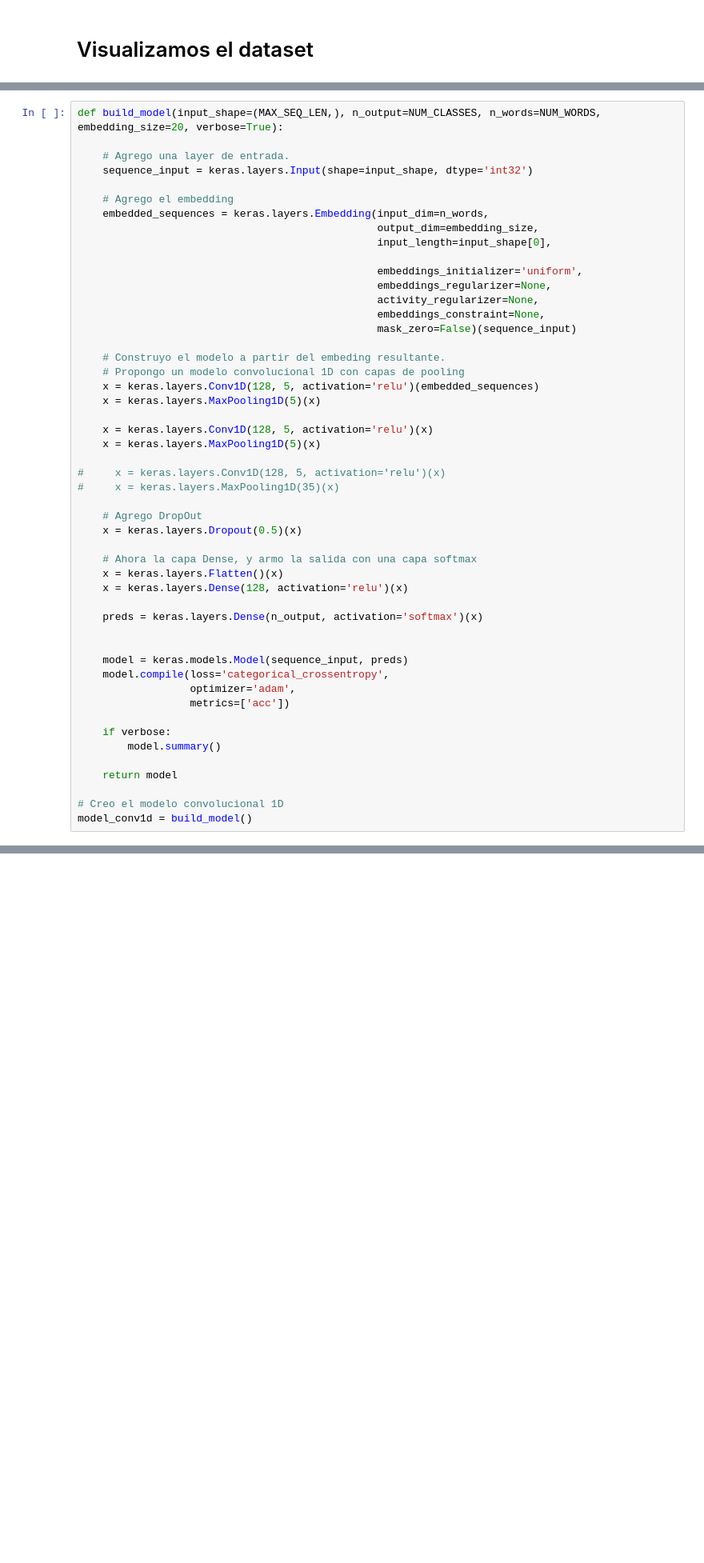
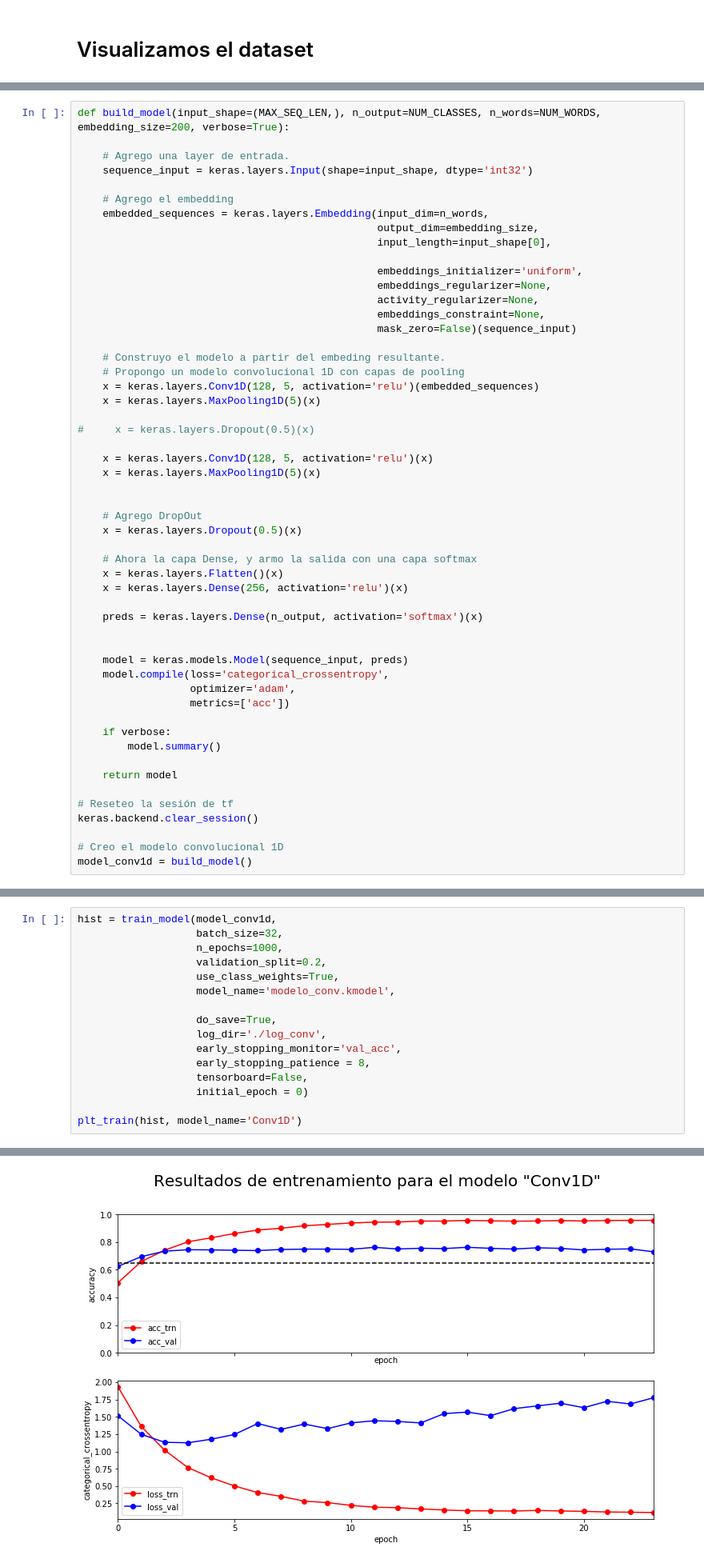
Before and after one commit to socom20/word_vectors, a Jupyter notebook: word_vectors.ipynb, the cells around one changed output, grey strips where cells are left out. Shown at 80% size. Cells and saved outputs as stored; diff of their text form; blank space fills up the shorter version.

```diff
--- a/word_vectors.ipynb
+++ b/word_vectors.ipynb
@@ -178,5 +295,5 @@ print(' - Target_shape:',ds_trn['target_oh'].shape )
 # %%
-def build_model(input_shape=(MAX_SEQ_LEN,), n_output=NUM_CLASSES, n_words=NUM_WORDS, embedding_size=20, verbose=True):
+def build_model(input_shape=(MAX_SEQ_LEN,), n_output=NUM_CLASSES, n_words=NUM_WORDS, embedding_size=200, verbose=True):
 
     # Agrego una layer de entrada.
     sequence_input = keras.layers.Input(shape=input_shape, dtype='int32')
@@ -197,18 +314,18 @@ def build_model(input_shape=(MAX_SEQ_LEN,), n_output=NUM_CLASSES, n_words=NUM_WO
     x = keras.layers.Conv1D(128, 5, activation='relu')(embedded_sequences)
     x = keras.layers.MaxPooling1D(5)(x)
 
+#     x = keras.layers.Dropout(0.5)(x)
+
     x = keras.layers.Conv1D(128, 5, activation='relu')(x)
     x = keras.layers.MaxPooling1D(5)(x)
 
-#     x = keras.layers.Conv1D(128, 5, activation='relu')(x)
-#     x = keras.layers.MaxPooling1D(35)(x)
 
     # Agrego DropOut
     x = keras.layers.Dropout(0.5)(x)
 
     # Ahora la capa Dense, y armo la salida con una capa softmax
     x = keras.layers.Flatten()(x)
-    x = keras.layers.Dense(128, activation='relu')(x)
+    x = keras.layers.Dense(256, activation='relu')(x)
 
     preds = keras.layers.Dense(n_output, activation='softmax')(x)
 
@@ -223,6 +340,9 @@ def build_model(input_shape=(MAX_SEQ_LEN,), n_output=NUM_CLASSES, n_words=NUM_WO
 
     return model
 
+# Reseteo la sesión de tf
+keras.backend.clear_session()
+
 # Creo el modelo convolucional 1D
 model_conv1d = build_model()
 # %% [output]
@@ -294,0 +369,17 @@ ds_tst['target_oh'].shape
+# %%
+hist = train_model(model_conv1d,
+                   batch_size=32,
+                   n_epochs=1000,
+                   validation_split=0.2,
+                   use_class_weights=True,
+                   model_name='modelo_conv.kmodel',
+
+                   do_save=True,
+                   log_dir='./log_conv',
+                   early_stopping_monitor='val_acc',
+                   early_stopping_patience = 8,
+                   tensorboard=False,
+                   initial_epoch = 0)
+
+plt_train(hist, model_name='Conv1D')
+# %% [output]
@@ -294,0 +403 @@ ds_tst['target_oh'].shape
+[figure, added]
```
Also changed, not shown: parts of 23 cells of this notebook.
